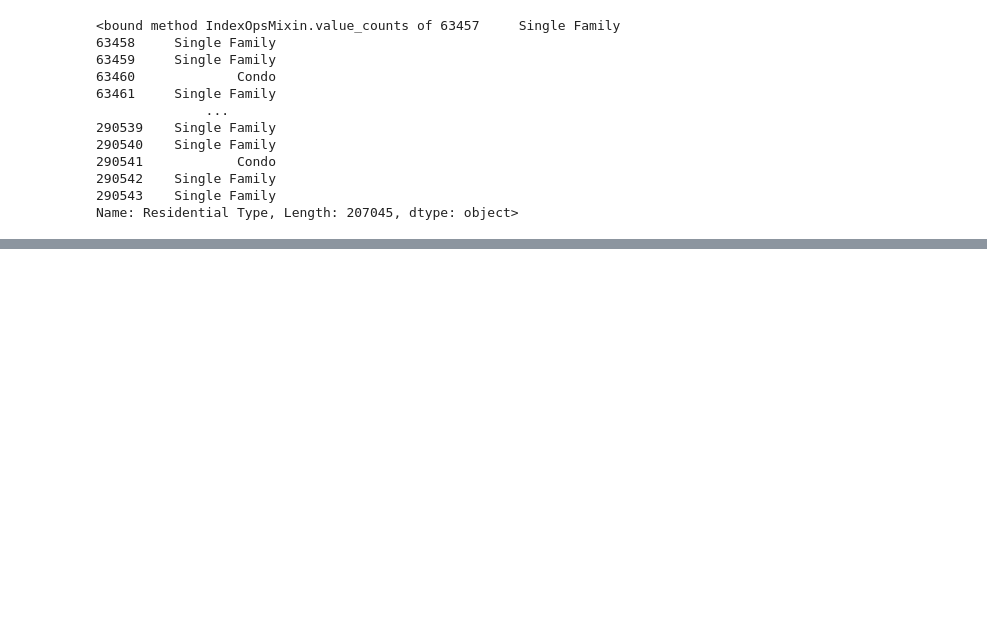
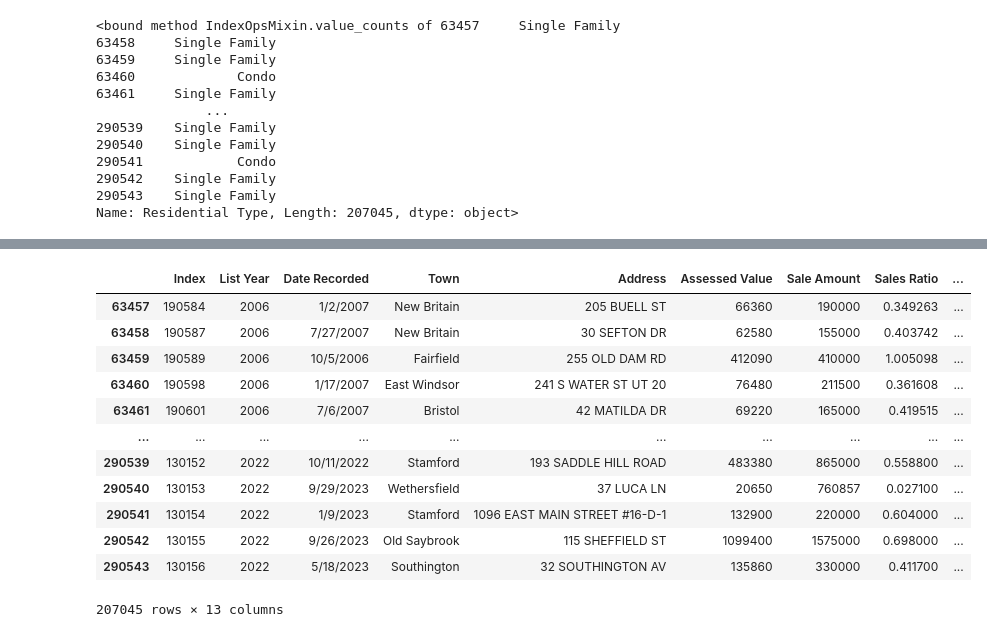
Before and after one commit to Cdenisemt/Project-1, a Jupyter notebook: Team_4.ipynb, the cells around one changed output, grey strips where cells are left out. Saved outputs shown, nothing was run; the diff lists cells and outputs as text; code cells hidden in the pictures; blank space fills up the shorter version.

```diff
--- a/Team_4.ipynb
+++ b/Team_4.ipynb
@@ -119,6 +112,3 @@ property_counts
 290542    Single Family
 290543    Single Family
 Name: Residential Type, Length: 207045, dtype: object>
-# %%
-df = df_filtered_2.set_index(df_filtered_2.columns[0]).reset_index(drop=True)
-df
@@ -155,0 +115,3 @@ clean_df
+# %%
+clean_df = pd.DataFrame(df_filtered_2)
+clean_df
@@ -155,0 +132,3 @@ clean_df
+# %%
+rs_data_df = pd.DataFrame(clean_df)
+rs_data_df
@@ -155,0 +149,18 @@ clean_df
+# %%
+first_col = rs_data_df.pop('Index')
+rs_data_df.insert(0, 'Index', first_col)
+rs_data_df
+# %% [output]
+|  | Index | List Year | Date Recorded | Town | Address | Assessed Value | Sale Amount | Sales Ratio | ... |
+| 63457 | 190584 | 2006 | 1/2/2007 | New Britain | 205 BUELL ST | 66360 | 190000 | 0.349263 | ... |
+| 63458 | 190587 | 2006 | 7/27/2007 | New Britain | 30 SEFTON DR | 62580 | 155000 | 0.403742 | ... |
+| 63459 | 190589 | 2006 | 10/5/2006 | Fairfield | 255 OLD DAM RD | 412090 | 410000 | 1.005098 | ... |
+| 63460 | 190598 | 2006 | 1/17/2007 | East Windsor | 241 S WATER ST UT 20 | 76480 | 211500 | 0.361608 | ... |
+| 63461 | 190601 | 2006 | 7/6/2007 | Bristol | 42 MATILDA DR | 69220 | 165000 | 0.419515 | ... |
+| ... | ... | ... | ... | ... | ... | ... | ... | ... | ... |
+| 290539 | 130152 | 2022 | 10/11/2022 | Stamford | 193 SADDLE HILL ROAD | 483380 | 865000 | 0.558800 | ... |
+| 290540 | 130153 | 2022 | 9/29/2023 | Wethersfield | 37 LUCA LN | 20650 | 760857 | 0.027100 | ... |
+| 290541 | 130154 | 2022 | 1/9/2023 | Stamford | 1096 EAST MAIN STREET #16-D-1 | 132900 | 220000 | 0.604000 | ... |
+| 290542 | 130155 | 2022 | 9/26/2023 | Old Saybrook | 115 SHEFFIELD ST | 1099400 | 1575000 | 0.698000 | ... |
+| 290543 | 130156 | 2022 | 5/18/2023 | Southington | 32 SOUTHINGTON AV | 135860 | 330000 | 0.411700 | ... |
+207045 rows × 13 columns
```
Also changed, not shown: parts of 13 cells of this notebook, 6 other files.
